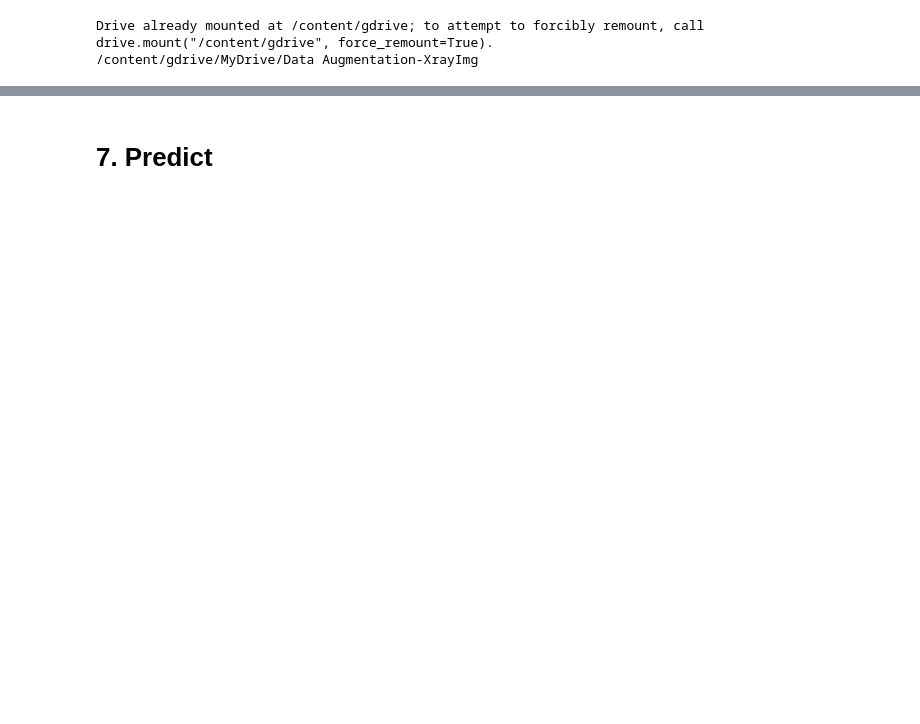
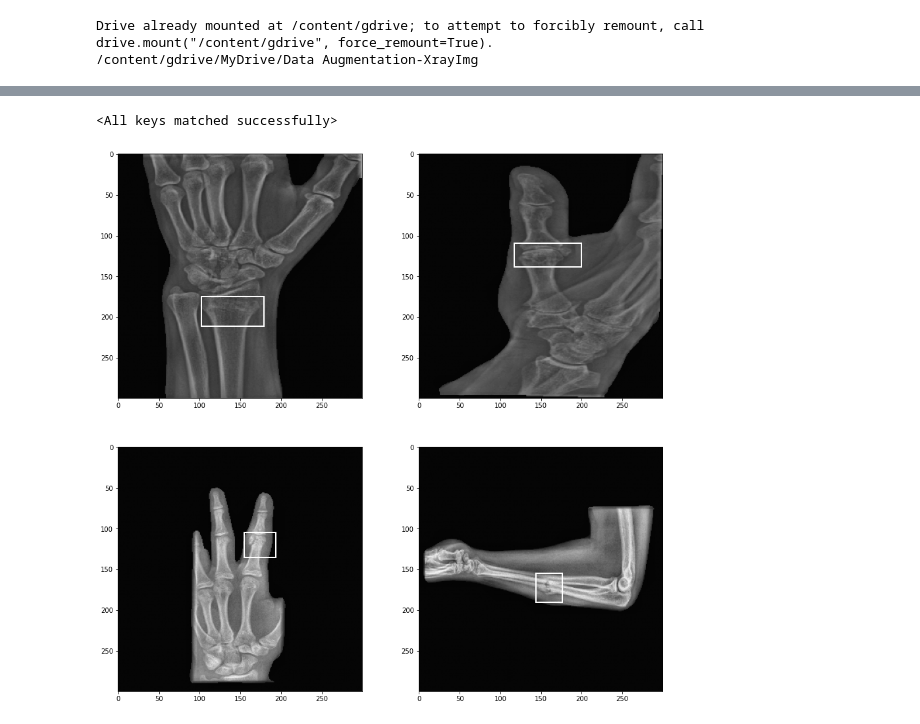
Before and after one commit to manhph2211/Bone-Fracture-Detection, a Jupyter notebook: src/mura/end2end/e2e_torchvision.ipynb, the cells around one changed output, grey strips where cells are left out. Cells and saved outputs as stored; diff of their text form; code cells hidden in the pictures; blank space fills up the shorter version.

```diff
--- a/src/mura/end2end/e2e_torchvision.ipynb
+++ b/src/mura/end2end/e2e_torchvision.ipynb
@@ -314,16 +318,18 @@ for epoch in range(EPOCH_N):
 		#print(losses.item())
 
 	print("------------------------->", train_loss,val_loss)
-# %% [markdown]
-# 7. Predict
 # %%
-model.load_state_dict(torch.load("./end2end.pth"))
+model_faster.load_state_dict(torch.load("./faster_e2e.pth"))
+# %% [output]
+<All keys matched successfully>
 # %%
-item=iter(val_dataloader)
+item=iter(train_dataloader)
 images,targets=item.next()
 # %%
+
 def view(images,labels,k,std=1,mean=0):
-  figure=plt.figure(figsize=(30,30))
+
+  figure=plt.figure(figsize=(15,15))
   images=list(images)
   labels=list(labels)
   for i in range(k):
@@ -339,7 +345,9 @@ def view(images,labels,k,std=1,mean=0):
     for j in range(len(l)):
       ax.add_patch(patches.Rectangle((l[j][0],l[j][1]),l[j][2],l[j][3],linewidth=2,edgecolor='w',facecolor='none'))
 # %%
-view(images,targets,2) # truth
+view(images,targets,4) # truth
+# %% [output]
+[figure, added]
 # %%
 images = list(image.to(device) for image in images)
 targets = [{k: v.to(device) for k, v in t.items()} for t in targets]
```
Also changed, not shown: parts of 43 cells of this notebook, 1 other file.
